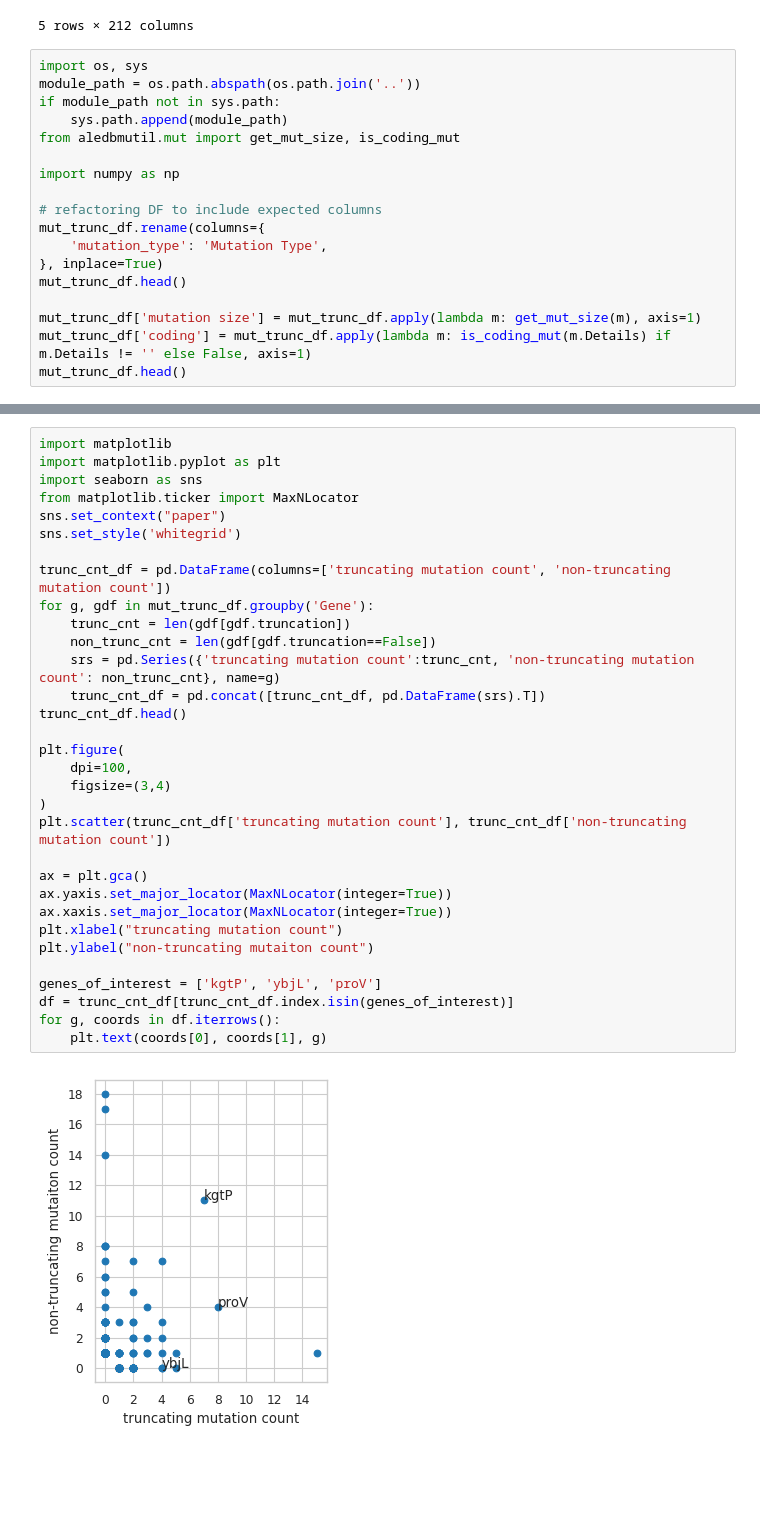
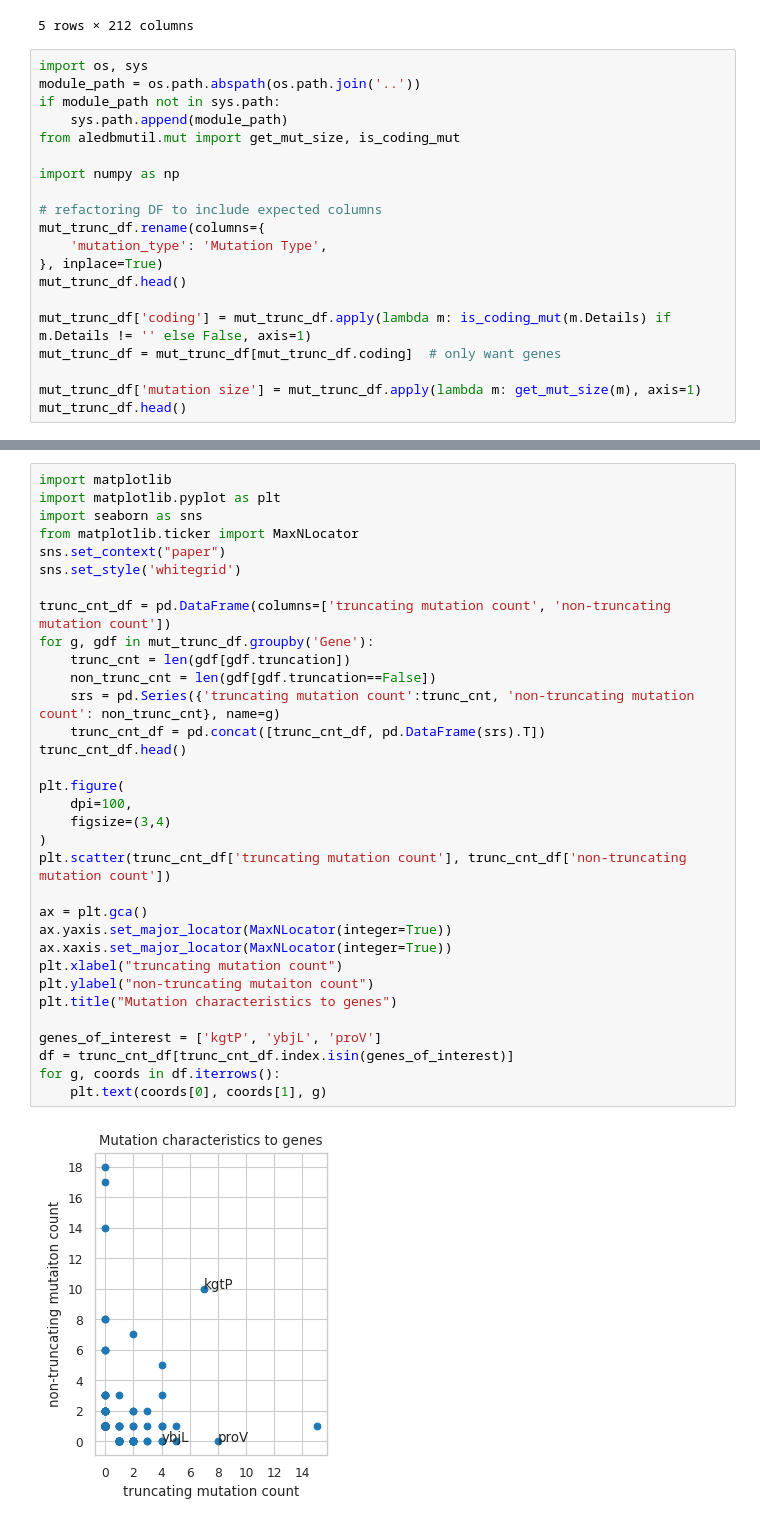
Before and after one commit to SBRG/Ecoli_chem_tol_ALE, a Jupyter notebook: Notebooks/F2d.ipynb, the cells around one changed output, grey strips where cells are left out. Cells and saved outputs as stored; diff of their text form; blank space fills up the shorter version.

```diff
--- a/Notebooks/F2d.ipynb
+++ b/Notebooks/F2d.ipynb
@@ -45,8 +45,10 @@ mut_trunc_df.rename(columns={
 }, inplace=True)
 mut_trunc_df.head()
 
+mut_trunc_df['coding'] = mut_trunc_df.apply(lambda m: is_coding_mut(m.Details) if m.Details != '' else False, axis=1)
+mut_trunc_df = mut_trunc_df[mut_trunc_df.coding]  # only want genes
+
 mut_trunc_df['mutation size'] = mut_trunc_df.apply(lambda m: get_mut_size(m), axis=1)
-mut_trunc_df['coding'] = mut_trunc_df.apply(lambda m: is_coding_mut(m.Details) if m.Details != '' else False, axis=1)
 mut_trunc_df.head()
 # %% [output]
 |  | mut_id | HMDA1-10 | HMDA2-1 | HMDA2-8 | HMDA3-4 | HMDA3-5 | HMDA3-6 | HMDA5-4 | HMDA5-5 | HMDA5-10 | ... | ... |
@@ -114,31 +116,32 @@ import matplotlib.pyplot as plt
 import seaborn as sns
 from matplotlib.ticker import MaxNLocator
 sns.set_context("paper")
 sns.set_style('whitegrid')
 
 trunc_cnt_df = pd.DataFrame(columns=['truncating mutation count', 'non-truncating mutation count'])
 for g, gdf in mut_trunc_df.groupby('Gene'):
     trunc_cnt = len(gdf[gdf.truncation])
     non_trunc_cnt = len(gdf[gdf.truncation==False])
     srs = pd.Series({'truncating mutation count':trunc_cnt, 'non-truncating mutation count': non_trunc_cnt}, name=g)
     trunc_cnt_df = pd.concat([trunc_cnt_df, pd.DataFrame(srs).T])
 trunc_cnt_df.head()
 
 plt.figure(
     dpi=100,
     figsize=(3,4)
 )
 plt.scatter(trunc_cnt_df['truncating mutation count'], trunc_cnt_df['non-truncating mutation count'])
 
 ax = plt.gca()
 ax.yaxis.set_major_locator(MaxNLocator(integer=True))
 ax.xaxis.set_major_locator(MaxNLocator(integer=True))
 plt.xlabel("truncating mutation count")
 plt.ylabel("non-truncating mutaiton count")
+plt.title("Mutation characteristics to genes")
 
 genes_of_interest = ['kgtP', 'ybjL', 'proV']
 df = trunc_cnt_df[trunc_cnt_df.index.isin(genes_of_interest)]
 for g, coords in df.iterrows():
     plt.text(coords[0], coords[1], g)
 # %% [output]
-[figure, old version]
+[figure, new version]
```
Also changed, not shown: parts of 3 cells of this notebook.
